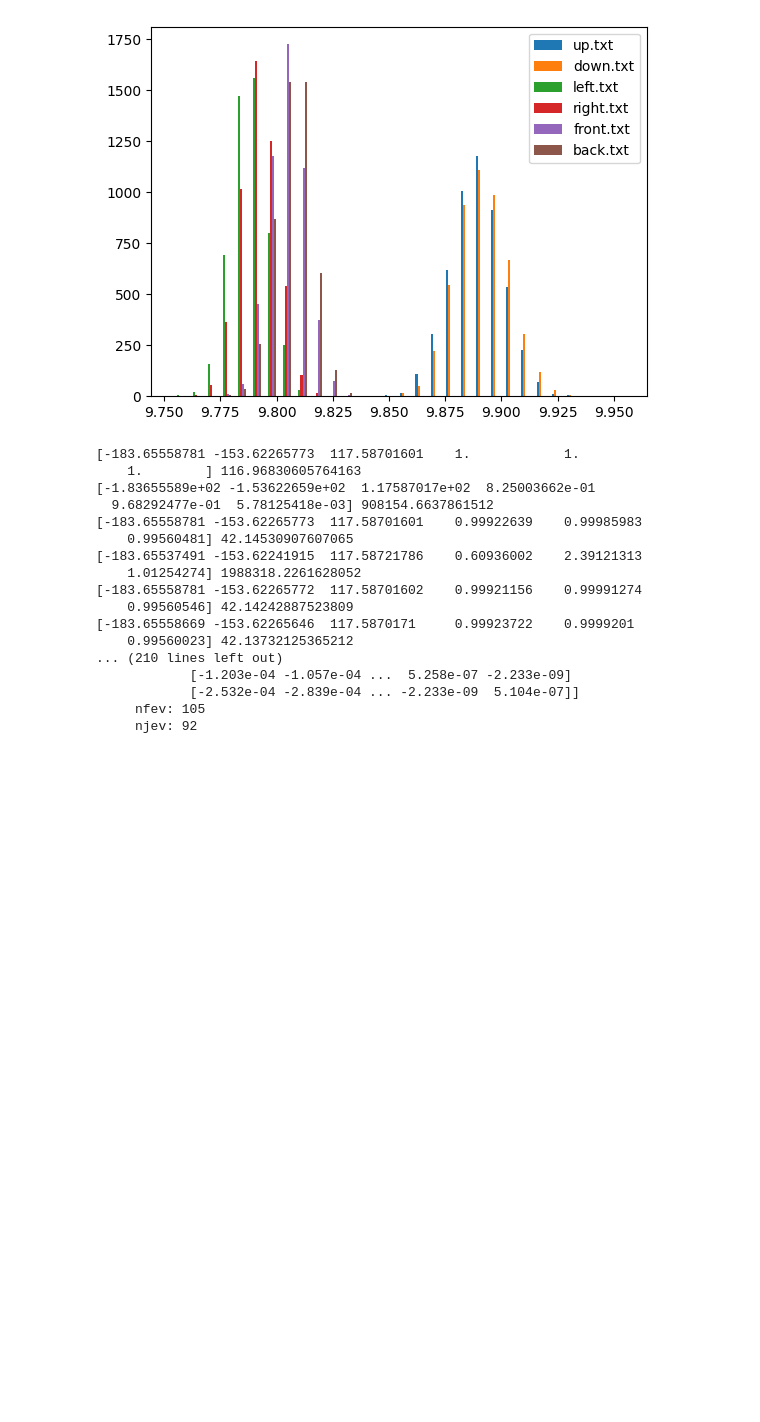
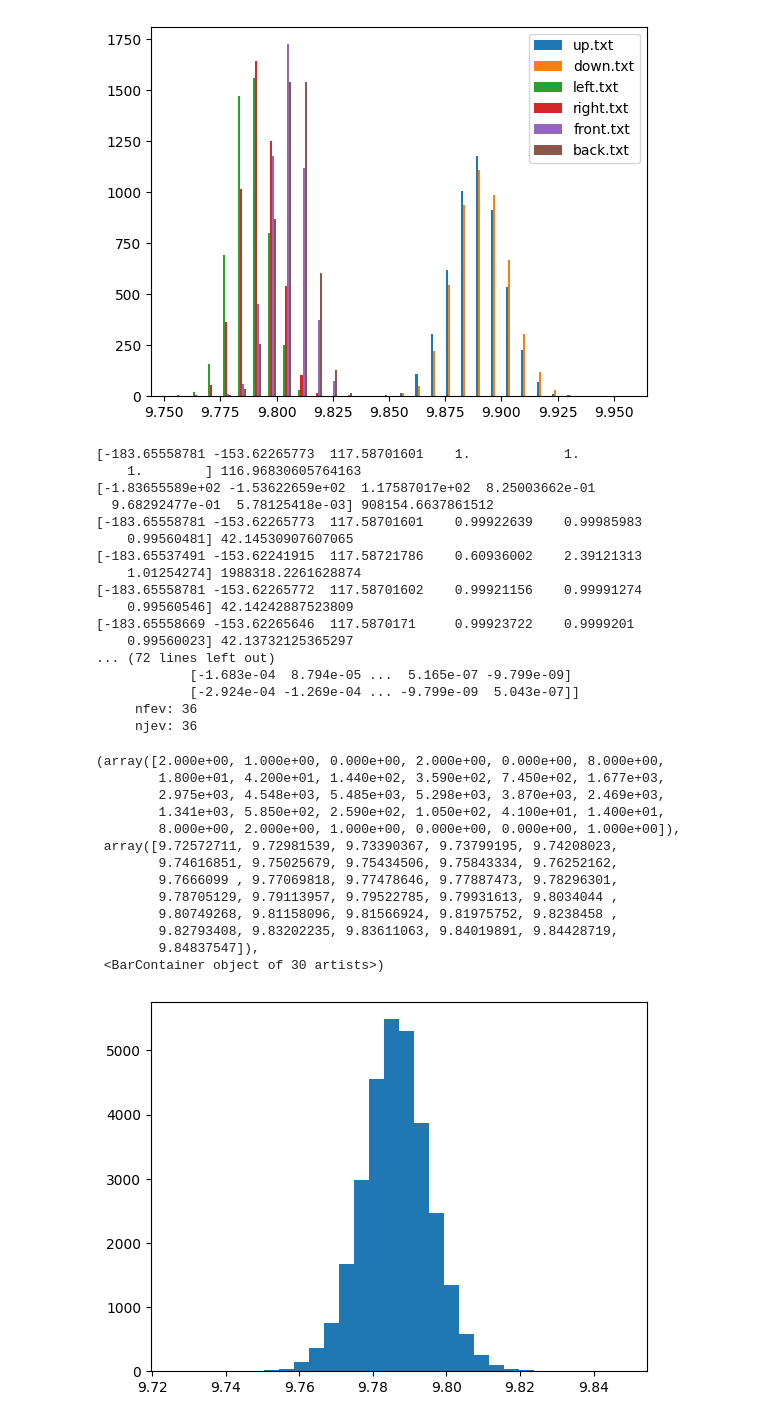
Before and after one commit to alanhpereira/pmr3502imu, a Jupyter notebook: teste_servico_imu.ipynb, the cells around one changed output. Saved outputs shown, nothing was run; the diff lists cells and outputs as text; code cells hidden in the pictures; blank space fills up the shorter version.

```diff
--- a/teste_servico_imu.ipynb
+++ b/teste_servico_imu.ipynb
@@ -205,8 +206,9 @@ def grad_costfunc2 (x , data , g , scale ) :
     #print(RiMin)
     return gradCost
 # %%
-res2 = scipy.optimize.minimize (costfunc2, [res1.x[0], res1.x[1], res1.x[2], 1.0, 1.0, 1.0], (data, 9.786366, 0.000598), jac = grad_costfunc2)
+res2 = scipy.optimize.minimize (costfunc2, [res1.x[0], res1.x[1], res1.x[2], 1.0, 1.0, 1.0], (data, 9.786366, 0.000598), jac = grad_costfunc2, method='BFGS', tol = 1e-4)
 print ( res2 )
+np.savetxt("res2x.txt",res2.x)
 # %% [output]
 [-183.65558781 -153.62265773  117.58701601    1.            1.
     1.        ] 116.96830605764163
@@ -215,13 +217,39 @@ print ( res2 )
 [-183.65558781 -153.62265773  117.58701601    0.99922639    0.99985983
     0.99560481] 42.14530907607065
 [-183.65537491 -153.62241915  117.58721786    0.60936002    2.39121313
-    1.01254274] 1988318.2261628052
+    1.01254274] 1988318.2261628874
 [-183.65558781 -153.62265772  117.58701602    0.99921156    0.99991274
     0.99560546] 42.14242887523809
 [-183.65558669 -153.62265646  117.5870171     0.99923722    0.9999201
-    0.99560023] 42.13732125365212
-... (210 lines left out)
-            [-1.203e-04 -1.057e-04 ...  5.258e-07 -2.233e-09]
-            [-2.532e-04 -2.839e-04 ... -2.233e-09  5.104e-07]]
-     nfev: 105
-     njev: 92
+    0.99560023] 42.13732125365297
+... (72 lines left out)
+            [-1.683e-04  8.794e-05 ...  5.165e-07 -9.799e-09]
+            [-2.924e-04 -1.269e-04 ... -9.799e-09  5.043e-07]]
+     nfev: 36
+     njev: 36
+# %%
+def calc_accel2 ( medida , parametros , scale ):
+    rx, ry, rz = medida
+    rx = parametros [3]*(rx + parametros[0])
+    ry = parametros [4]*(ry + parametros[1])
+    rz = parametros [5]*(rz + parametros[2])
+    return scale * np.sqrt(rx * rx + ry * ry + rz * rz)
+# %%
+medidas_g2 = [calc_accel2 (m , res2.x , 0.000598) for m in data]
+# %%
+plt . hist ( medidas_g2 , bins =30)
+# %% [output]
+(array([2.000e+00, 1.000e+00, 0.000e+00, 2.000e+00, 0.000e+00, 8.000e+00,
+        1.800e+01, 4.200e+01, 1.440e+02, 3.590e+02, 7.450e+02, 1.677e+03,
+        2.975e+03, 4.548e+03, 5.485e+03, 5.298e+03, 3.870e+03, 2.469e+03,
+        1.341e+03, 5.850e+02, 2.590e+02, 1.050e+02, 4.100e+01, 1.400e+01,
+        8.000e+00, 2.000e+00, 1.000e+00, 0.000e+00, 0.000e+00, 1.000e+00]),
+ array([9.72572711, 9.72981539, 9.73390367, 9.73799195, 9.74208023,
+        9.74616851, 9.75025679, 9.75434506, 9.75843334, 9.76252162,
+        9.7666099 , 9.77069818, 9.77478646, 9.77887473, 9.78296301,
+        9.78705129, 9.79113957, 9.79522785, 9.79931613, 9.8034044 ,
+        9.80749268, 9.81158096, 9.81566924, 9.81975752, 9.8238458 ,
+        9.82793408, 9.83202235, 9.83611063, 9.84019891, 9.84428719,
+        9.84837547]),
+ <BarContainer object of 30 artists>)
+[figure, added]
```
Also changed, not shown: parts of 5 cells of this notebook, 1 other file.
